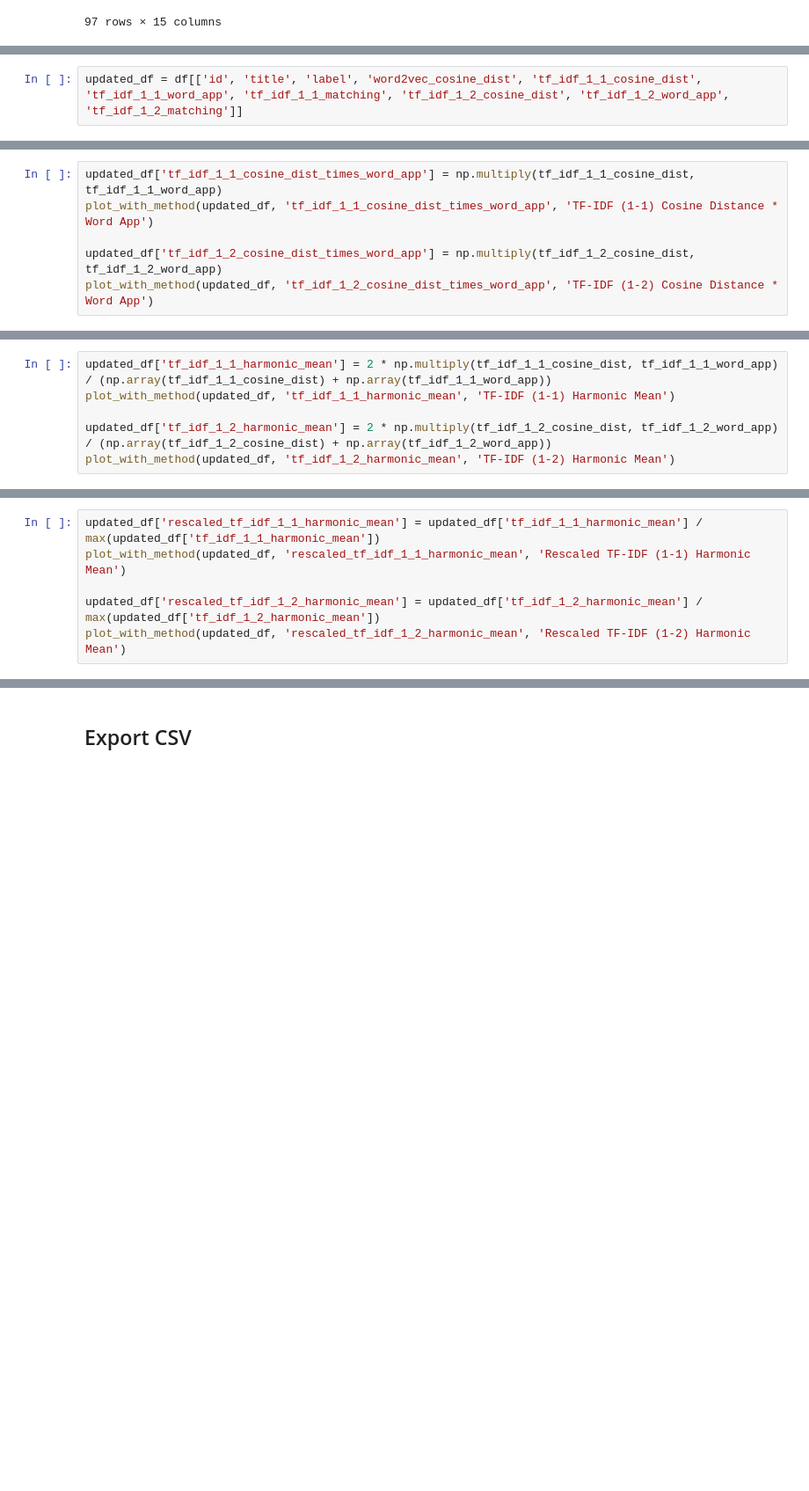
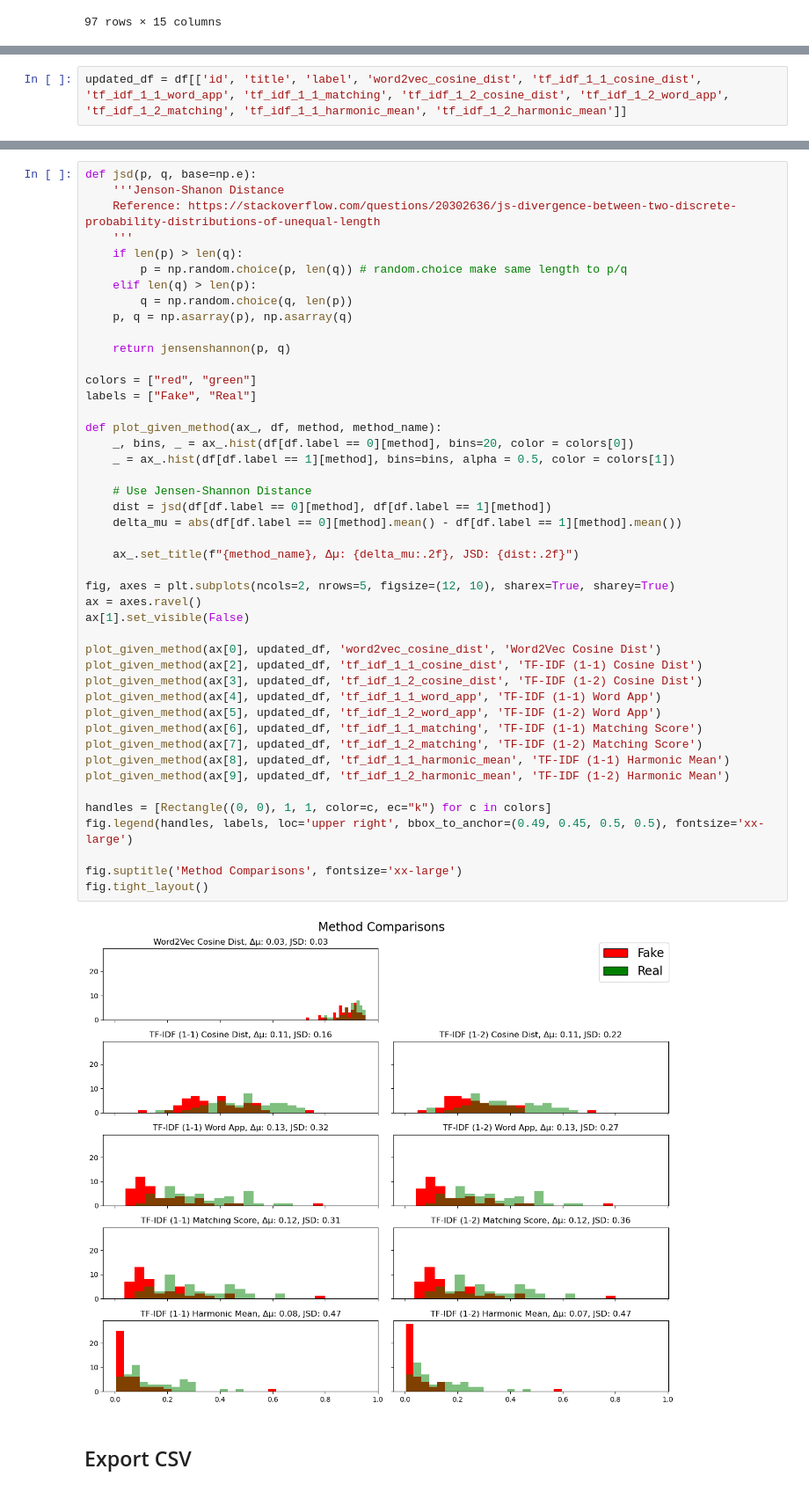
Before and after one commit to dukeraphaelng/ducknewsreporter, a Jupyter notebook: src/EDA.ipynb, the cells around one changed output, grey strips where cells are left out. Shown at 88% size. Drawn from its saved outputs; the diff is of its cells as text; blank space fills up the shorter version.

Commit message:
feat(EDA): use JSD distance and plots

```diff
--- a/src/EDA.ipynb
+++ b/src/EDA.ipynb
@@ -74,2 +84,2 @@ df['word2vec_cosine_dist'] = word2vec_cosine_dist
 # %%
-updated_df = df[['id', 'title', 'label', 'word2vec_cosine_dist', 'tf_idf_1_1_cosine_dist', 'tf_idf_1_1_word_app', 'tf_idf_1_1_matching', 'tf_idf_1_2_cosine_dist', 'tf_idf_1_2_word_app', 'tf_idf_1_2_matching']]
+updated_df = df[['id', 'title', 'label', 'word2vec_cosine_dist', 'tf_idf_1_1_cosine_dist', 'tf_idf_1_1_word_app', 'tf_idf_1_1_matching', 'tf_idf_1_2_cosine_dist', 'tf_idf_1_2_word_app', 'tf_idf_1_2_matching', 'tf_idf_1_1_harmonic_mean', 'tf_idf_1_2_harmonic_mean']]
@@ -118,6 +85,0 @@ plot_with_method(updated_df, 'tf_idf_1_2_matching', 'TF-IDF (1-2) Matching Score
-# %%
-updated_df['tf_idf_1_1_cosine_dist_times_word_app'] = np.multiply(tf_idf_1_1_cosine_dist, tf_idf_1_1_word_app)
-plot_with_method(updated_df, 'tf_idf_1_1_cosine_dist_times_word_app', 'TF-IDF (1-1) Cosine Distance * Word App')
-
-updated_df['tf_idf_1_2_cosine_dist_times_word_app'] = np.multiply(tf_idf_1_2_cosine_dist, tf_idf_1_2_word_app)
-plot_with_method(updated_df, 'tf_idf_1_2_cosine_dist_times_word_app', 'TF-IDF (1-2) Cosine Distance * Word App')
@@ -137,6 +85,0 @@ See the caveats in the documentation: https://pandas.pydata.org/pandas-docs/stab
-# %%
-updated_df['tf_idf_1_1_harmonic_mean'] = 2 * np.multiply(tf_idf_1_1_cosine_dist, tf_idf_1_1_word_app) / (np.array(tf_idf_1_1_cosine_dist) + np.array(tf_idf_1_1_word_app))
-plot_with_method(updated_df, 'tf_idf_1_1_harmonic_mean', 'TF-IDF (1-1) Harmonic Mean')
-
-updated_df['tf_idf_1_2_harmonic_mean'] = 2 * np.multiply(tf_idf_1_2_cosine_dist, tf_idf_1_2_word_app) / (np.array(tf_idf_1_2_cosine_dist) + np.array(tf_idf_1_2_word_app))
-plot_with_method(updated_df, 'tf_idf_1_2_harmonic_mean', 'TF-IDF (1-2) Harmonic Mean')
@@ -156,6 +85,0 @@ See the caveats in the documentation: https://pandas.pydata.org/pandas-docs/stab
-# %%
-updated_df['rescaled_tf_idf_1_1_harmonic_mean'] = updated_df['tf_idf_1_1_harmonic_mean'] / max(updated_df['tf_idf_1_1_harmonic_mean'])
-plot_with_method(updated_df, 'rescaled_tf_idf_1_1_harmonic_mean', 'Rescaled TF-IDF (1-1) Harmonic Mean')
-
-updated_df['rescaled_tf_idf_1_2_harmonic_mean'] = updated_df['tf_idf_1_2_harmonic_mean'] / max(updated_df['tf_idf_1_2_harmonic_mean'])
-plot_with_method(updated_df, 'rescaled_tf_idf_1_2_harmonic_mean', 'Rescaled TF-IDF (1-2) Harmonic Mean')
@@ -175,3 +92,50 @@ See the caveats in the documentation: https://pandas.pydata.org/pandas-docs/stab
+# %%
+def jsd(p, q, base=np.e):
+    '''Jenson-Shanon Distance
+    Reference: https://stackoverflow.com/questions/20302636/js-divergence-between-two-discrete-probability-distributions-of-unequal-length
+    '''
+    if len(p) > len(q):
+        p = np.random.choice(p, len(q)) # random.choice make same length to p/q
+    elif len(q) > len(p):
+        q = np.random.choice(q, len(p))
+    p, q = np.asarray(p), np.asarray(q)
+
+    return jensenshannon(p, q)
+
+colors = ["red", "green"]
+labels = ["Fake", "Real"]
+
+def plot_given_method(ax_, df, method, method_name):
+    _, bins, _ = ax_.hist(df[df.label == 0][method], bins=20, color = colors[0])
+    _ = ax_.hist(df[df.label == 1][method], bins=bins, alpha = 0.5, color = colors[1])
+
+    # Use Jensen-Shannon Distance
+    dist = jsd(df[df.label == 0][method], df[df.label == 1][method])
+    delta_mu = abs(df[df.label == 0][method].mean() - df[df.label == 1][method].mean())
+
+    ax_.set_title(f"{method_name}, Δµ: {delta_mu:.2f}, JSD: {dist:.2f}")
+
+fig, axes = plt.subplots(ncols=2, nrows=5, figsize=(12, 10), sharex=True, sharey=True)
+ax = axes.ravel()
+ax[1].set_visible(False)
+
+plot_given_method(ax[0], updated_df, 'word2vec_cosine_dist', 'Word2Vec Cosine Dist')
+plot_given_method(ax[2], updated_df, 'tf_idf_1_1_cosine_dist', 'TF-IDF (1-1) Cosine Dist')
+plot_given_method(ax[3], updated_df, 'tf_idf_1_2_cosine_dist', 'TF-IDF (1-2) Cosine Dist')
+plot_given_method(ax[4], updated_df, 'tf_idf_1_1_word_app', 'TF-IDF (1-1) Word App')
+plot_given_method(ax[5], updated_df, 'tf_idf_1_2_word_app', 'TF-IDF (1-2) Word App')
+plot_given_method(ax[6], updated_df, 'tf_idf_1_1_matching', 'TF-IDF (1-1) Matching Score')
+plot_given_method(ax[7], updated_df, 'tf_idf_1_2_matching', 'TF-IDF (1-2) Matching Score')
+plot_given_method(ax[8], updated_df, 'tf_idf_1_1_harmonic_mean', 'TF-IDF (1-1) Harmonic Mean')
+plot_given_method(ax[9], updated_df, 'tf_idf_1_2_harmonic_mean', 'TF-IDF (1-2) Harmonic Mean')
+
+handles = [Rectangle((0, 0), 1, 1, color=c, ec="k") for c in colors]
+fig.legend(handles, labels, loc='upper right', bbox_to_anchor=(0.49, 0.45, 0.5, 0.5), fontsize='xx-large')
+
+fig.suptitle('Method Comparisons', fontsize='xx-large')
+fig.tight_layout()
+# %% [output]
+[figure, added]
 # %% [markdown]
 ## Export CSV
 # %%
```
Also changed, not shown: parts of 12 cells of this notebook.
